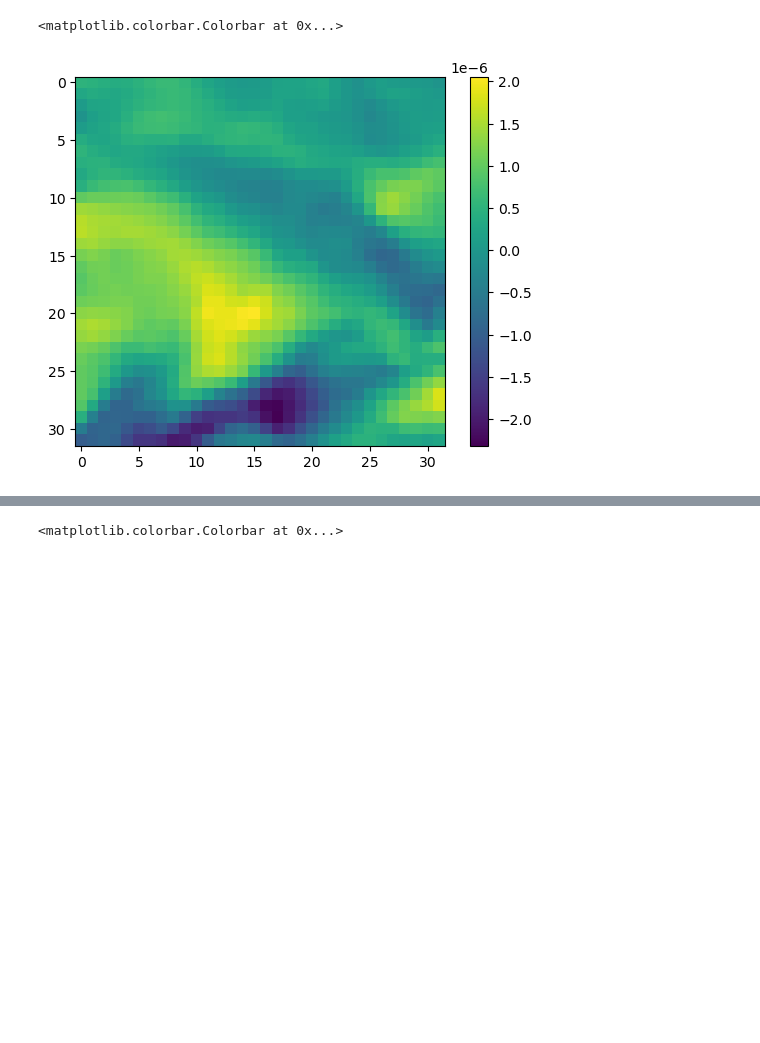
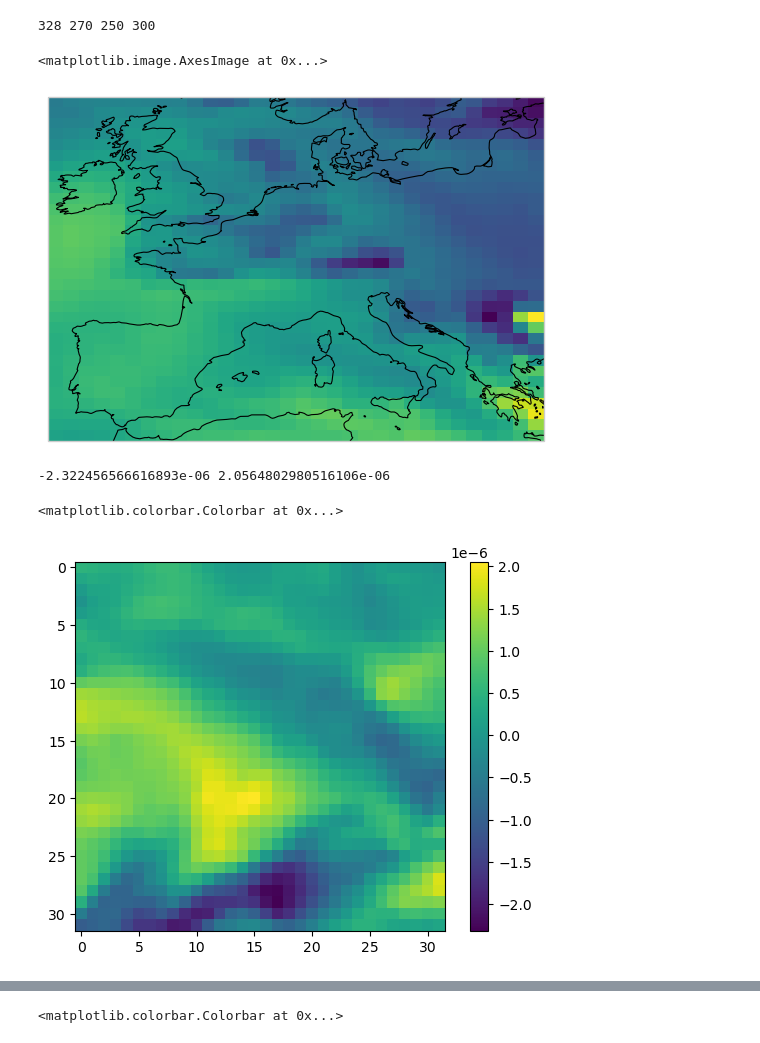
Before and after one commit to ar1619/DBPN_2, a Jupyter notebook: LST.ipynb, the cells around one changed output, grey strips where cells are left out. Drawn from its saved outputs; the diff is of its cells as text; code cells hidden in the pictures; blank space fills up the shorter version.

```diff
--- a/LST.ipynb
+++ b/LST.ipynb
@@ -5,2 +11,7 @@ from matplotlib.cm import viridis
 
 import os
+# %%
+def find_nearest(array, value):
+    array = np.asarray(array)
+    idx = (np.abs(array - value)).argmin()
+    return idx
@@ -6,0 +30,16 @@ import os
+# %%
+lonE = 25
+lonW = -11
+latS = 35
+latN = 60
+
+extents = (lonW, lonE, latS, latN)
+# %%
+lonE_sr = find_nearest(lon, lonE)
+lonW_sr = find_nearest(lon, lonW)
+latS_sr = find_nearest(lat, latS)
+latN_sr = find_nearest(lat, latN)
+
+print(lonE_sr, lonW_sr, latS_sr, latN_sr)
+# %% [output]
+328 270 250 300
@@ -7,7 +49,18 @@ import os
+# %%
+fig = plt.figure()
+ax1 = fig.add_subplot(1, 1, 1, projection=ccrs.PlateCarree())
+ax1.coastlines()
+ax1.imshow(data[latS_sr:latS_sr+32, lonW_sr:lonW_sr+32], extent=extents, cmap=viridis)
+# %% [output]
+<matplotlib.image.AxesImage at 0x...>
+[figure, added]
 # %%
 file_test = np.load('Input/XCO2/0_lr.npy')
+file_lr = np.expand_dims(file_test, axis=0)
+print(np.min(file_test), np.max(file_test))
 plt.imshow(file_test)
 plt.colorbar()
 # %% [output]
-<matplotlib.colorbar.Colorbar at 0x...>
+-2.322456566616893e-06 2.0564802980516106e-06
+<matplotlib.colorbar.Colorbar at 0x...>
 [figure]
```
Also changed, not shown: parts of 10 cells of this notebook, 1 other file.
